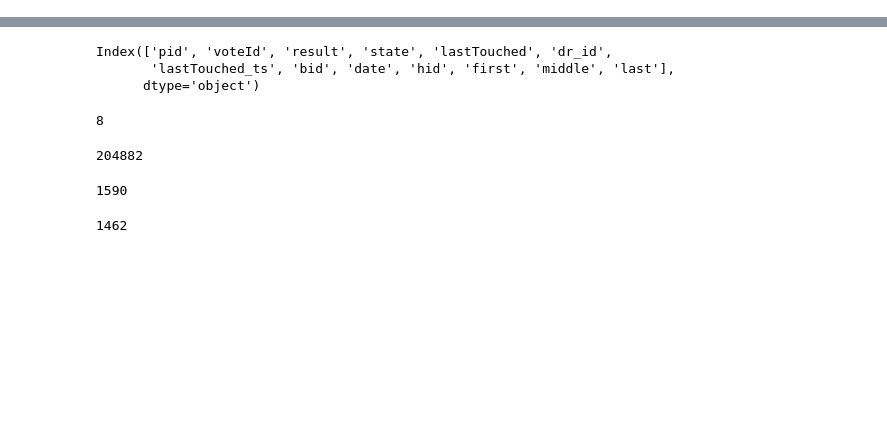
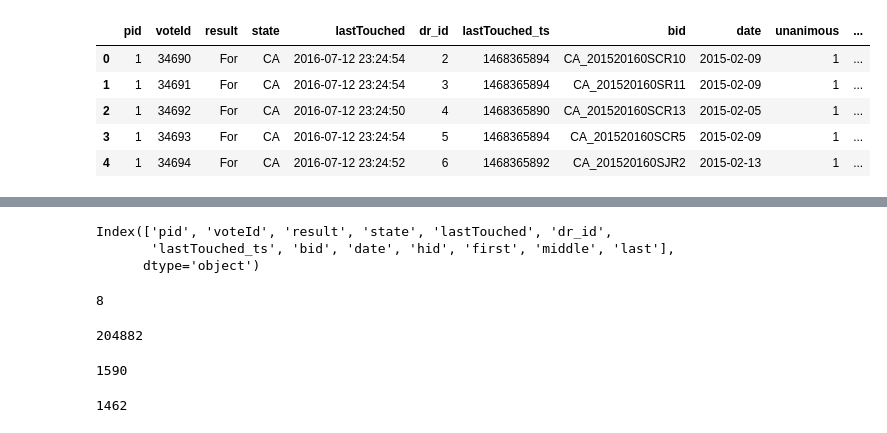
Before and after one commit to digitaldemocracy/dd-Data3.0, a Jupyter notebook: AlignmentMeter/AlignmentMeter.ipynb, the cells around one changed output, grey strips where cells are left out. Saved outputs shown, nothing was run; the diff lists cells and outputs as text; code cells hidden in the pictures; blank space fills up the shorter version.

```diff
--- a/AlignmentMeter/AlignmentMeter.ipynb
+++ b/AlignmentMeter/AlignmentMeter.ipynb
@@ -44,0 +91,7 @@ org_alignments_df = pickle.load(open('concept_alignments_df.p', 'rb'))
+# %%
+leg_votes_df_lst = []
+for combo in combinations:
+    leg_votes_df = leg_votes_all_df.copy()
+    for flter in combo:
+        leg_votes_df = leg_votes_df[leg_votes_df[flter] == 1]
+    leg_votes_df_lst.append(leg_votes_df)
@@ -44,0 +110,9 @@ org_alignments_df = pickle.load(open('concept_alignments_df.p', 'rb'))
+# %%
+leg_votes_df.head()
+# %% [output]
+|  | pid | voteId | result | state | lastTouched | dr_id | lastTouched_ts | bid | date | unanimous | ... |
+| 0 | 1 | 34690 | For | CA | 2016-07-12 23:24:54 | 2 | 1468365894 | CA_201520160SCR10 | 2015-02-09 | 1 | ... |
+| 1 | 1 | 34691 | For | CA | 2016-07-12 23:24:54 | 3 | 1468365894 | CA_201520160SR11 | 2015-02-09 | 1 | ... |
+| 2 | 1 | 34692 | For | CA | 2016-07-12 23:24:50 | 4 | 1468365890 | CA_201520160SCR13 | 2015-02-05 | 1 | ... |
+| 3 | 1 | 34693 | For | CA | 2016-07-12 23:24:54 | 5 | 1468365894 | CA_201520160SCR5 | 2015-02-09 | 1 | ... |
+| 4 | 1 | 34694 | For | CA | 2016-07-12 23:24:52 | 6 | 1468365892 | CA_201520160SJR2 | 2015-02-13 | 1 | ... |
```
Also changed, not shown: parts of 10 cells of this notebook, 23 other files.
